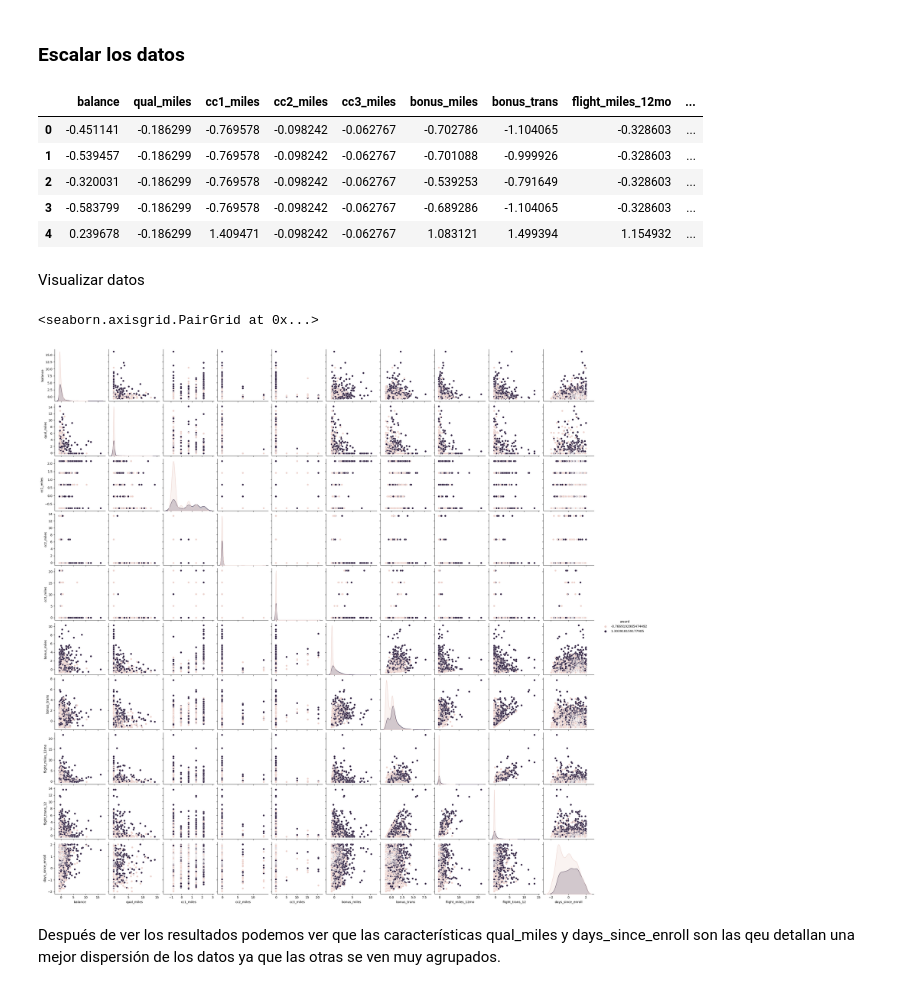
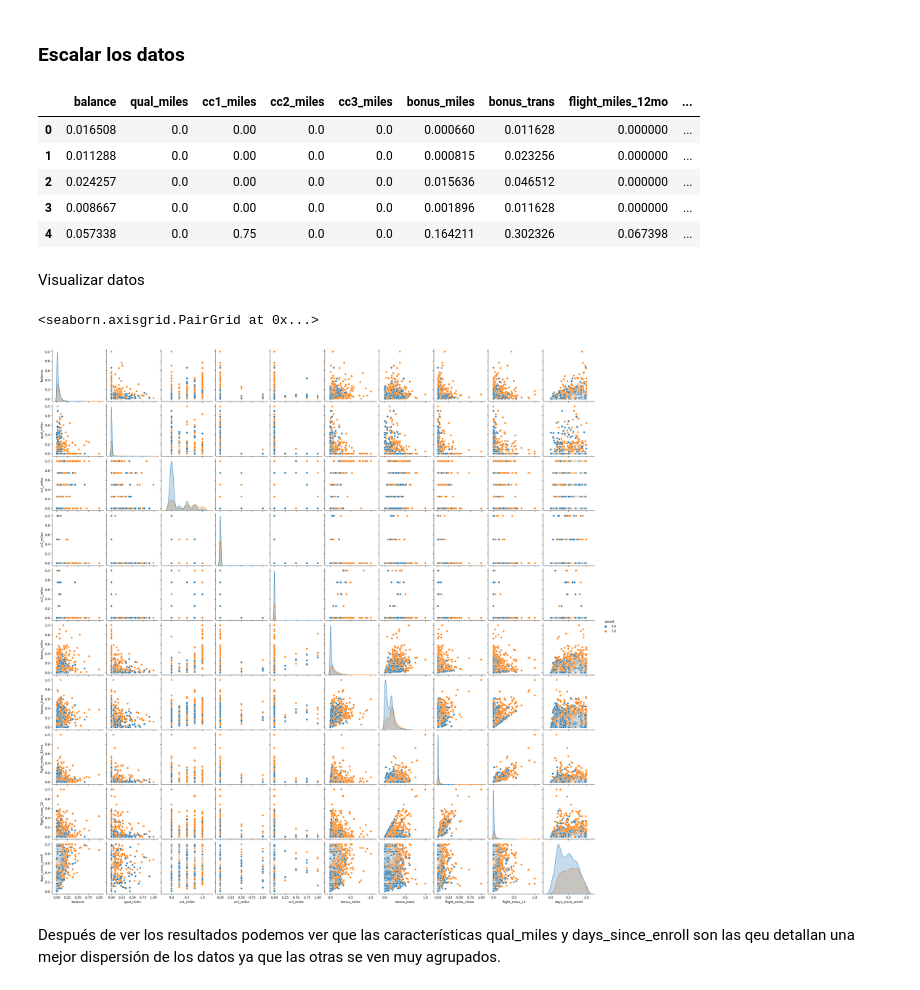
Before and after one commit to kennethLeonel/MachineLearning2, a Jupyter notebook: Taller1/Aerolinea.ipynb, the cells around one changed output. Drawn from its saved outputs; the diff is of its cells as text; code cells hidden in the pictures.

```diff
--- a/Taller1/Aerolinea.ipynb
+++ b/Taller1/Aerolinea.ipynb
@@ -81,24 +81,24 @@ datosAerolineas.head()
 ### Escalar los datos
 # %%
 #Se escalan los datos ya que hay unas feature donde sus valores son muy altos
-scaler = StandardScaler()
+scaler = MinMaxScaler()
 datosAerolineas_escalados = scaler.fit_transform(datosAerolineas)
 datosAerolineas_escalados = pd.DataFrame(datosAerolineas_escalados, columns=datosAerolineas.columns)
 datosAerolineas_escalados.head()
 # %% [output]
 |  | balance | qual_miles | cc1_miles | cc2_miles | cc3_miles | bonus_miles | bonus_trans | flight_miles_12mo | ... |
-| 0 | -0.451141 | -0.186299 | -0.769578 | -0.098242 | -0.062767 | -0.702786 | -1.104065 | -0.328603 | ... |
-| 1 | -0.539457 | -0.186299 | -0.769578 | -0.098242 | -0.062767 | -0.701088 | -0.999926 | -0.328603 | ... |
-| 2 | -0.320031 | -0.186299 | -0.769578 | -0.098242 | -0.062767 | -0.539253 | -0.791649 | -0.328603 | ... |
-| 3 | -0.583799 | -0.186299 | -0.769578 | -0.098242 | -0.062767 | -0.689286 | -1.104065 | -0.328603 | ... |
-| 4 | 0.239678 | -0.186299 | 1.409471 | -0.098242 | -0.062767 | 1.083121 | 1.499394 | 1.154932 | ... |
+| 0 | 0.016508 | 0.0 | 0.00 | 0.0 | 0.0 | 0.000660 | 0.011628 | 0.000000 | ... |
+| 1 | 0.011288 | 0.0 | 0.00 | 0.0 | 0.0 | 0.000815 | 0.023256 | 0.000000 | ... |
+| 2 | 0.024257 | 0.0 | 0.00 | 0.0 | 0.0 | 0.015636 | 0.046512 | 0.000000 | ... |
+| 3 | 0.008667 | 0.0 | 0.00 | 0.0 | 0.0 | 0.001896 | 0.011628 | 0.000000 | ... |
+| 4 | 0.057338 | 0.0 | 0.75 | 0.0 | 0.0 | 0.164211 | 0.302326 | 0.067398 | ... |
 # %% [markdown]
 Visualizar datos
 # %%
 sns.pairplot(datosAerolineas_escalados, hue='award')
 # %% [output]
 <seaborn.axisgrid.PairGrid at 0x...>
-[figure, old version]
+[figure, new version]
 # %% [markdown]
 Después de ver los resultados podemos ver que las características qual_miles y days_since_enroll son las qeu detallan una mejor dispersión de los datos ya que las otras se ven muy agrupados.
 # %%
```
Also changed, not shown: parts of 30 cells of this notebook.
